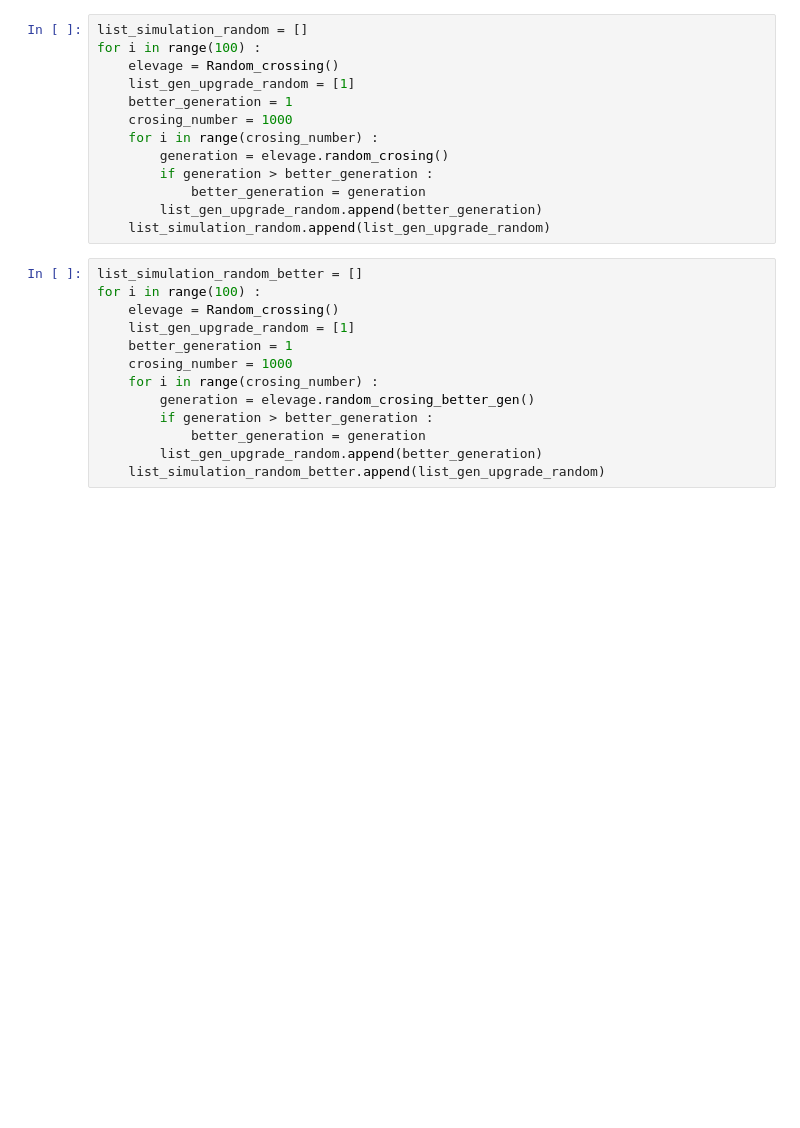
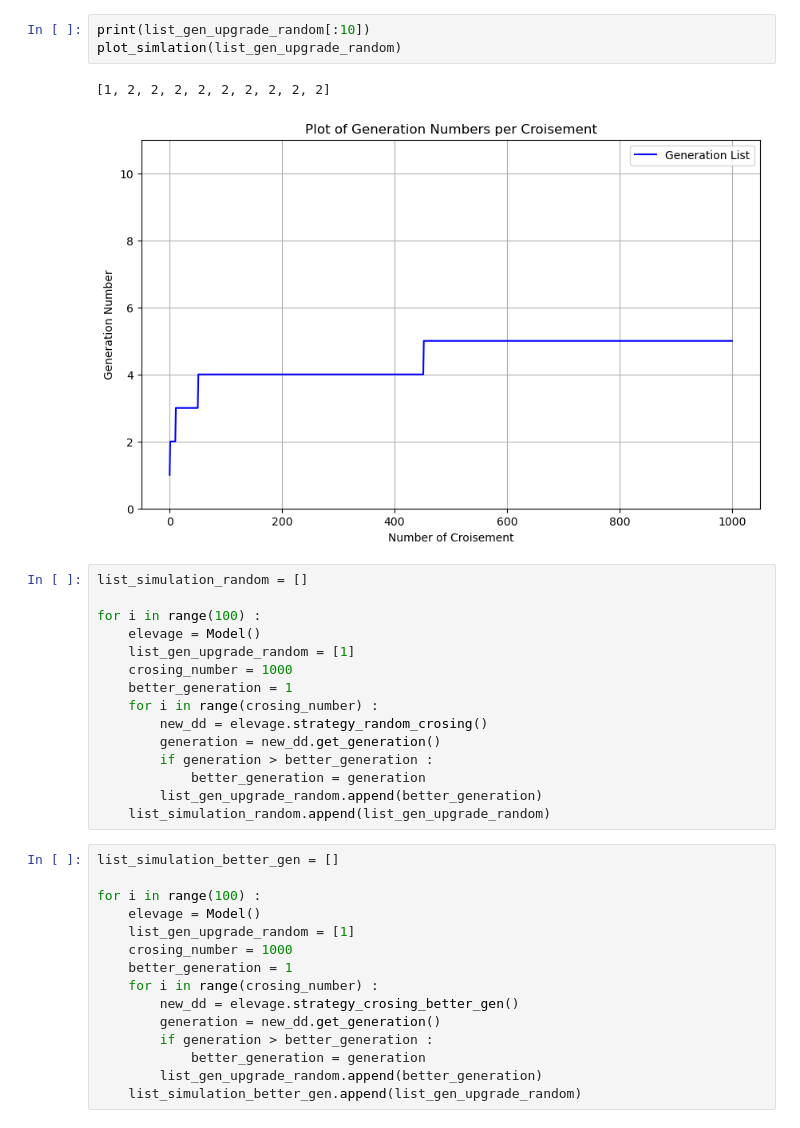
Before and after one commit to alexandreolives/Bot_repro_dd_dofus, a Jupyter notebook: model.ipynb, the cells around one changed output. Saved outputs shown, nothing was run; the diff lists cells and outputs as text; blank space fills up the shorter version.

```diff
--- a/model.ipynb
+++ b/model.ipynb
@@ -92,29 +158,39 @@ class Random_crossing :
+# %%
+print(list_gen_upgrade_random[:10])
+plot_simlation(list_gen_upgrade_random)
+# %% [output]
+[1, 2, 2, 2, 2, 2, 2, 2, 2, 2]
+[figure, added]
 # %%
 list_simulation_random = []
+
 for i in range(100) :
-    elevage = Random_crossing()
+    elevage = Model()
     list_gen_upgrade_random = [1]
+    crosing_number = 1000
     better_generation = 1
-    crosing_number = 1000
     for i in range(crosing_number) :
-        generation = elevage.random_crosing()
+        new_dd = elevage.strategy_random_crosing()
+        generation = new_dd.get_generation()
         if generation > better_generation :
             better_generation = generation
         list_gen_upgrade_random.append(better_generation)
     list_simulation_random.append(list_gen_upgrade_random)
 # %%
-list_simulation_random_better = []
+list_simulation_better_gen = []
+
 for i in range(100) :
-    elevage = Random_crossing()
+    elevage = Model()
     list_gen_upgrade_random = [1]
+    crosing_number = 1000
     better_generation = 1
-    crosing_number = 1000
     for i in range(crosing_number) :
-        generation = elevage.random_crosing_better_gen()
+        new_dd = elevage.strategy_crosing_better_gen()
+        generation = new_dd.get_generation()
         if generation > better_generation :
             better_generation = generation
         list_gen_upgrade_random.append(better_generation)
-    list_simulation_random_better.append(list_gen_upgrade_random)
+    list_simulation_better_gen.append(list_gen_upgrade_random)
 # %%
 import matplotlib.pyplot as plt
 import numpy as np
```
Also changed, not shown: parts of 4 cells of this notebook, 6 other files.
